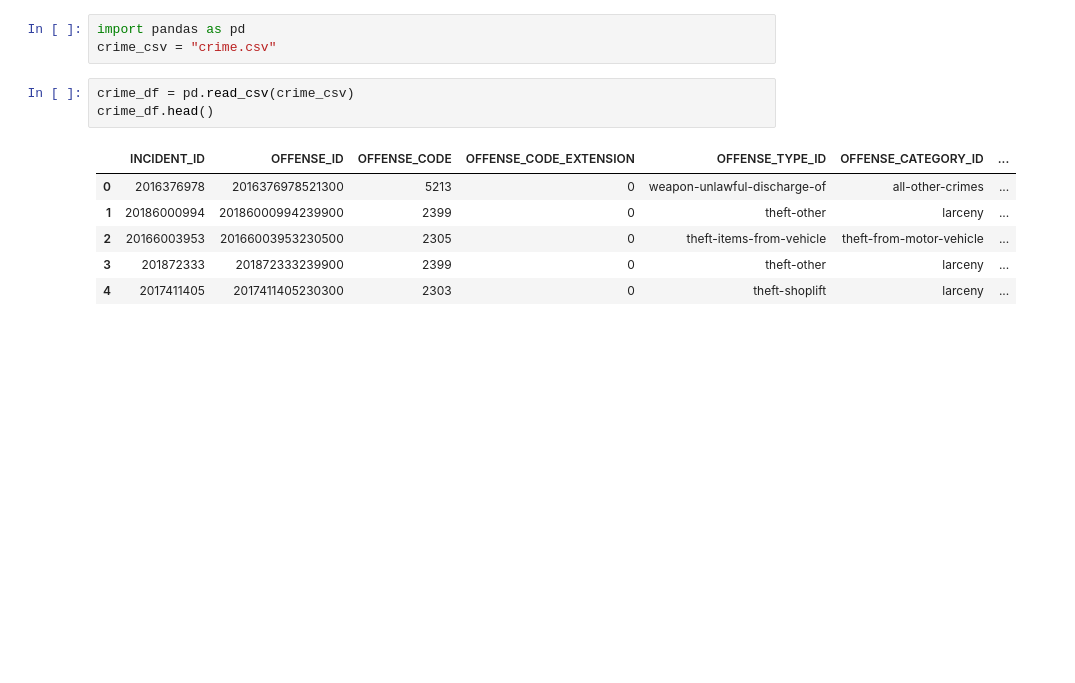
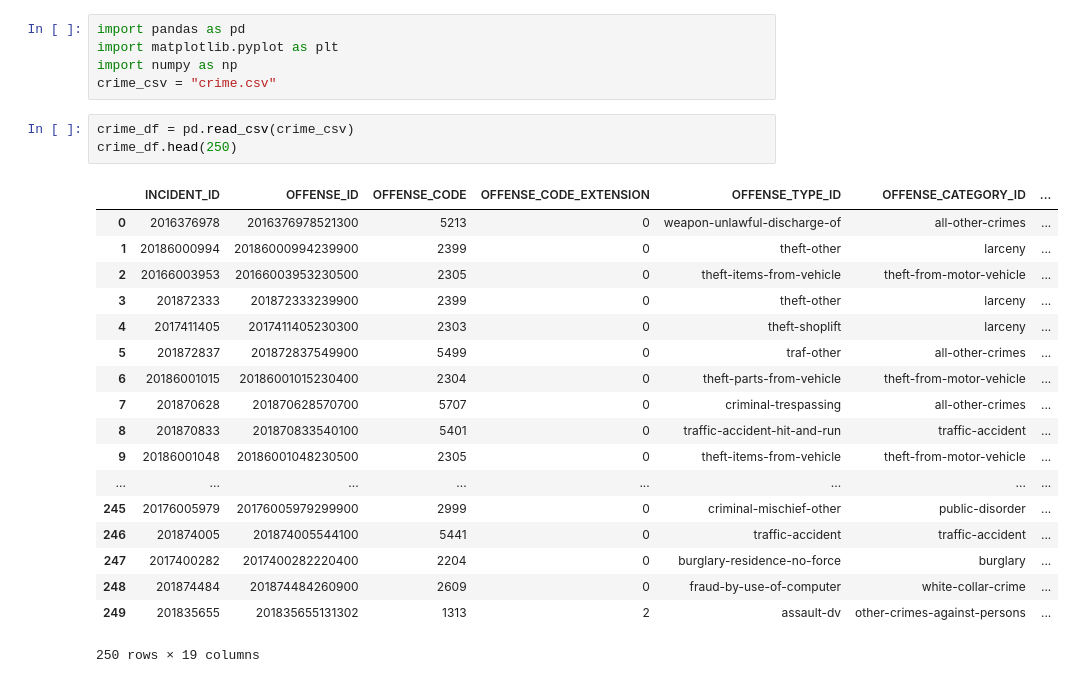
Before and after one commit to JenniferRae84/Denver_Crime_Project, a Jupyter notebook: jenny_den_crime.ipynb, the cells around one changed output. Saved outputs shown, nothing was run; the diff lists cells and outputs as text; blank space fills up the shorter version.

```diff
--- a/jenny_den_crime.ipynb
+++ b/jenny_den_crime.ipynb
@@ -1,14 +1,28 @@
 # %%
 import pandas as pd
+import matplotlib.pyplot as plt
+import numpy as np
 crime_csv = "crime.csv"
 # %%
 crime_df = pd.read_csv(crime_csv)
-crime_df.head()
+crime_df.head(250)
 # %% [output]
 |  | INCIDENT_ID | OFFENSE_ID | OFFENSE_CODE | OFFENSE_CODE_EXTENSION | OFFENSE_TYPE_ID | OFFENSE_CATEGORY_ID | ... |
 | 0 | 2016376978 | 2016376978521300 | 5213 | 0 | weapon-unlawful-discharge-of | all-other-crimes | ... |
 | 1 | 20186000994 | 20186000994239900 | 2399 | 0 | theft-other | larceny | ... |
 | 2 | 20166003953 | 20166003953230500 | 2305 | 0 | theft-items-from-vehicle | theft-from-motor-vehicle | ... |
 | 3 | 201872333 | 201872333239900 | 2399 | 0 | theft-other | larceny | ... |
 | 4 | 2017411405 | 2017411405230300 | 2303 | 0 | theft-shoplift | larceny | ... |
+| 5 | 201872837 | 201872837549900 | 5499 | 0 | traf-other | all-other-crimes | ... |
+| 6 | 20186001015 | 20186001015230400 | 2304 | 0 | theft-parts-from-vehicle | theft-from-motor-vehicle | ... |
+| 7 | 201870628 | 201870628570700 | 5707 | 0 | criminal-trespassing | all-other-crimes | ... |
+| 8 | 201870833 | 201870833540100 | 5401 | 0 | traffic-accident-hit-and-run | traffic-accident | ... |
+| 9 | 20186001048 | 20186001048230500 | 2305 | 0 | theft-items-from-vehicle | theft-from-motor-vehicle | ... |
+| ... | ... | ... | ... | ... | ... | ... | ... |
+| 245 | 20176005979 | 20176005979299900 | 2999 | 0 | criminal-mischief-other | public-disorder | ... |
+| 246 | 201874005 | 201874005544100 | 5441 | 0 | traffic-accident | traffic-accident | ... |
+| 247 | 2017400282 | 2017400282220400 | 2204 | 0 | burglary-residence-no-force | burglary | ... |
+| 248 | 201874484 | 201874484260900 | 2609 | 0 | fraud-by-use-of-computer | white-collar-crime | ... |
+| 249 | 201835655 | 201835655131302 | 1313 | 2 | assault-dv | other-crimes-against-persons | ... |
+250 rows × 19 columns
 # %%
```
Also changed, not shown: parts of 12 cells of this notebook.
